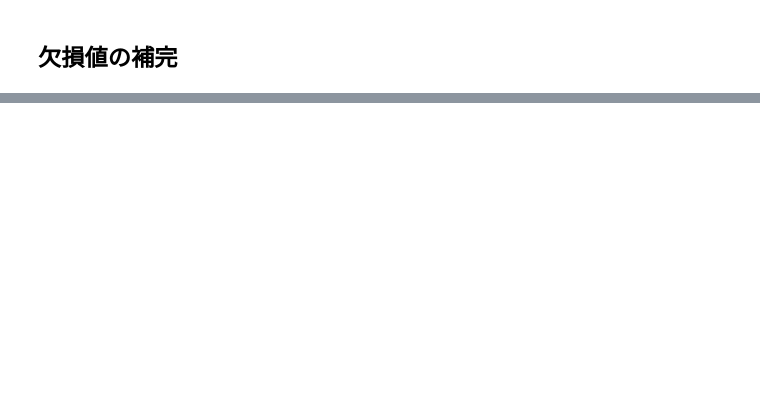
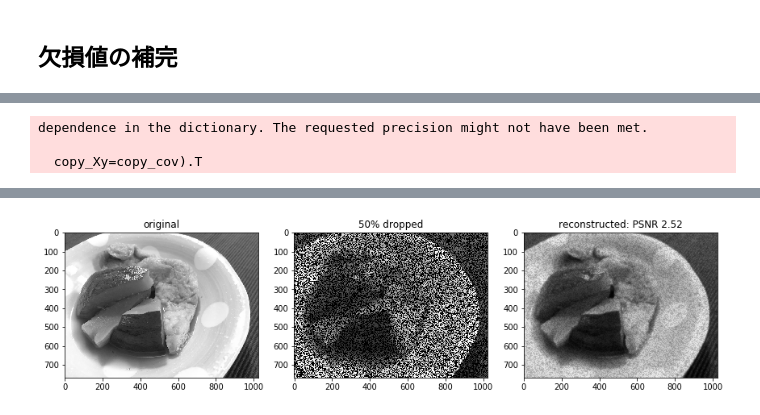
Before and after one commit to tksmd/mlm-kansai-1, a Jupyter notebook: demo.ipynb, the cells around one changed output, grey strips where cells are left out. Drawn from its saved outputs; the diff is of its cells as text; code cells hidden in the pictures; blank space fills up the shorter version.

Commit message:
add ksvd inpainting example

```diff
--- a/demo.ipynb
+++ b/demo.ipynb
@@ -271,0 +276,30 @@ KeyboardInterrupt:
+# %%
+%%time
+ksvd_code = sparse_encode_with_mask(deficit_img, model.components_, 10, mask)
+# %% [output]
+dependence in the dictionary. The requested precision might not have been met.
+
+  copy_Xy=copy_cov).T
+# %%
+%%time
+ksvd_reconstruct_img = reconstruct_image(deficit_img, ksvd_code, model.components_)
+
+plt.figure(figsize=(12, 4))
+
+plt.subplot(1, 3, 1)
+plt.imshow(img, cmap='gray')
+plt.title('original')
+
+plt.subplot(1, 3, 2)
+plt.imshow(deficit_img, cmap='gray')
+plt.title('{0:.0f}% dropped'.format(drop_ratio * 100))
+
+
+ksvd_pnsr = compare_psnr(img, ksvd_reconstruct_img.astype(np.uint8))
+
+plt.subplot(1, 3, 3)
+plt.imshow(ksvd_reconstruct_img, cmap='gray')
+plt.title(f'reconstructed: PSNR {recipe_psnr:.02f}')
+
+plt.tight_layout()
+# %% [output]
@@ -271,0 +308 @@ KeyboardInterrupt:
+[figure, added]
```
Also changed, not shown: parts of 13 cells of this notebook.
